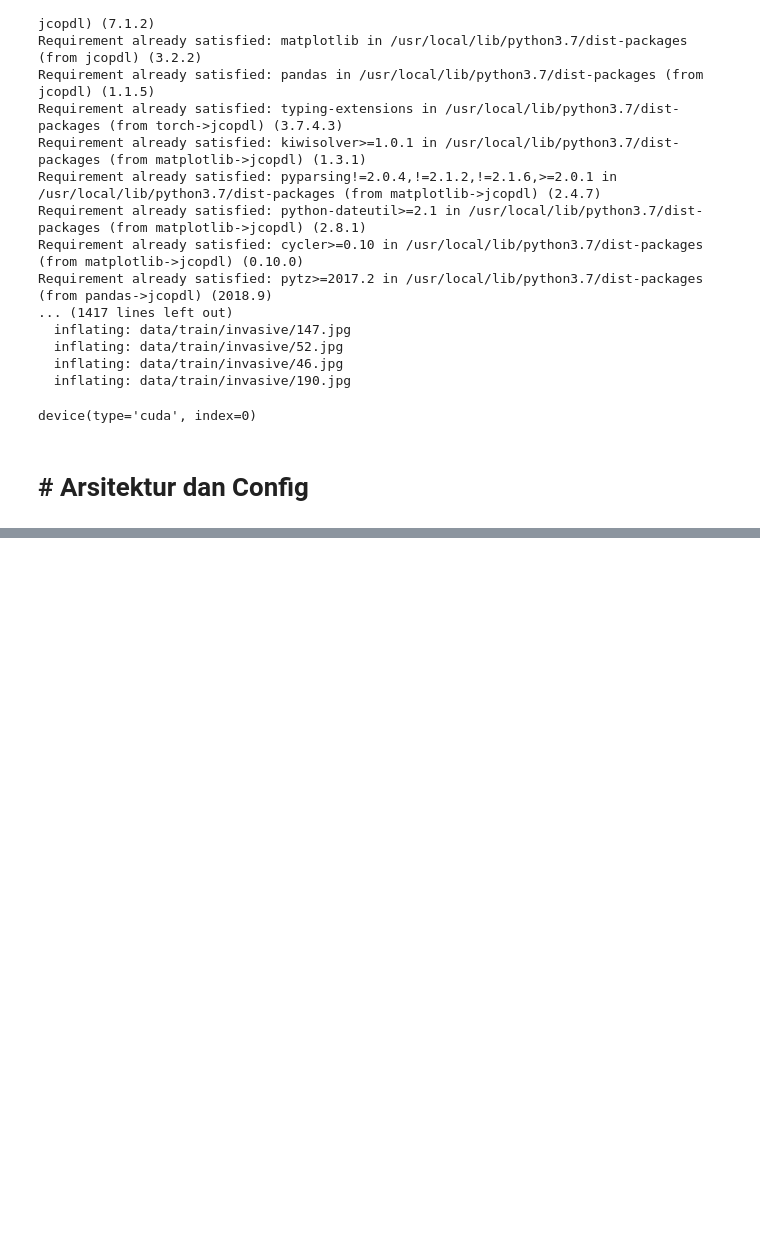
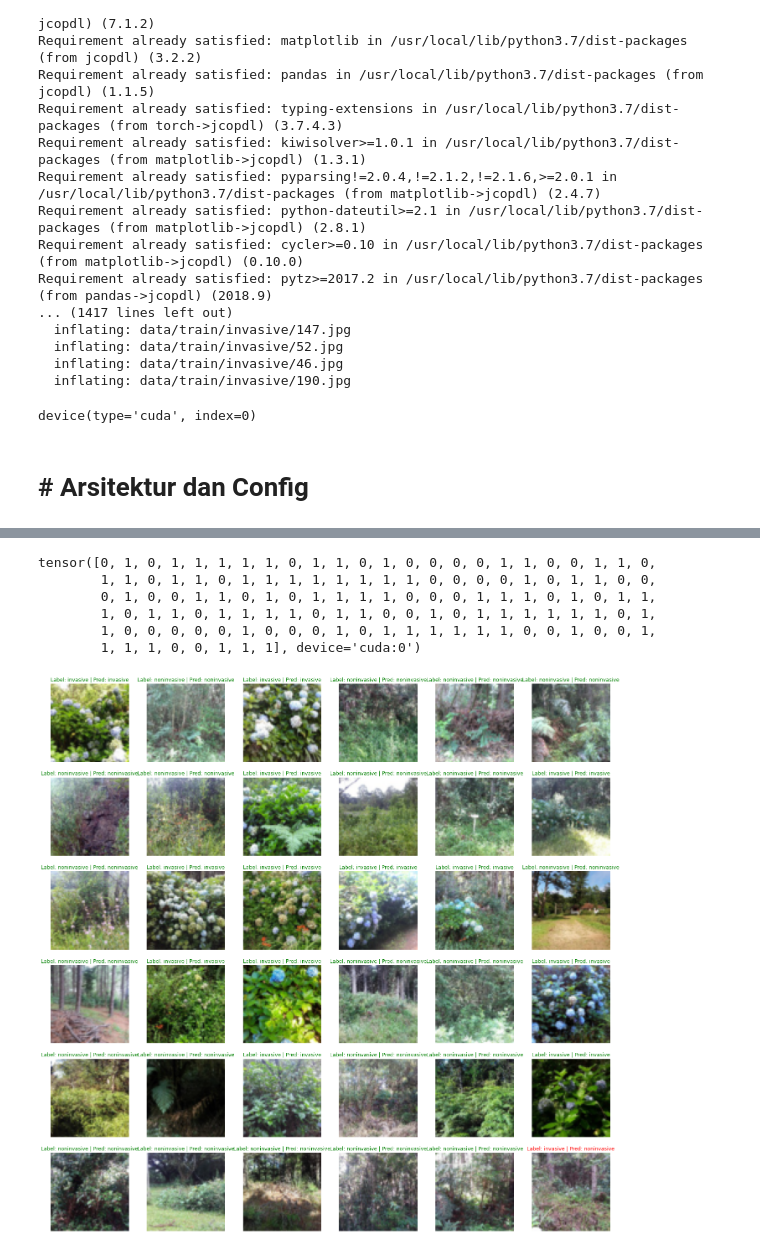
Before and after one commit to ilham-mukti/Mencoba-Neural-Network, a Jupyter notebook: Template_CNN.ipynb, the cells around one changed output, grey strips where cells are left out. Cells and saved outputs as stored; diff of their text form; code cells hidden in the pictures; blank space fills up the shorter version.

```diff
--- a/Template_CNN.ipynb
+++ b/Template_CNN.ipynb
@@ -71,15 +71,18 @@ testloader = DataLoader(test_set, batch_size=bs, shuffle=True)
 class CNN(nn.Module):
   def __init__(self):
     super().__init__()
-      self.conv = nn.Sequential(
+    self.conv = nn.Sequential(
           conv_block(3, 8),
           conv_block(8, 16),
           conv_block(16, 32),
           conv_block(32, 64),
+          nn.Flatten()
       )
-      self.fc = nn.Sequential(
-          linear_block(1024, 256, dropout=0.2),
+    self.fc = nn.Sequential(
+          linear_block(1024, 256, dropout=0.2), #1024 dapet dari 64x4x4
           linear_block(256, 2, activation='lsoftmax')
       )
   def forward(self, x):
-    return fc(x)
+    x = self.conv(x)
+    x = self.fc(x)
+    return x
@@ -85,0 +184,35 @@ class CNN(nn.Module):
+# %%
+weights = torch.load('/content/model/weights_best.pth', map_location="cpu")
+config = torch.load('/content/model/configs.pth', map_location='cpu')
+
+model = CNN()
+model.load_state_dict(weights)
+model = model.to(device)
+# %%
+feature, target = next(iter(testloader))
+feature, target = feature.to(device), target.to(device)
+label2cat = train_set.classes
+# %%
+with torch.no_grad():
+  model.eval()
+  output = model(feature)
+  preds = output.argmax(1)
+preds
+#[label2cat[pred] for pred in preds]
+# %% [output]
+tensor([0, 1, 0, 1, 1, 1, 1, 1, 0, 1, 1, 0, 1, 0, 0, 0, 0, 1, 1, 0, 0, 1, 1, 0,
+        1, 1, 0, 1, 1, 0, 1, 1, 1, 1, 1, 1, 1, 1, 0, 0, 0, 0, 1, 0, 1, 1, 0, 0,
+        0, 1, 0, 0, 1, 1, 0, 1, 0, 1, 1, 1, 1, 0, 0, 0, 1, 1, 1, 0, 1, 0, 1, 1,
+        1, 0, 1, 1, 0, 1, 1, 1, 1, 0, 1, 1, 0, 0, 1, 0, 1, 1, 1, 1, 1, 1, 0, 1,
+        1, 0, 0, 0, 0, 0, 1, 0, 0, 0, 1, 0, 1, 1, 1, 1, 1, 1, 0, 0, 1, 0, 0, 1,
+        1, 1, 1, 0, 0, 1, 1, 1], device='cuda:0')
+# %%
+fig, axes = plt.subplots(6, 6, figsize=(24, 24))
+for img, label, pred, ax in zip(feature, target, preds, axes.flatten()):
+  ax.imshow(img.permute(1,2,0).cpu())
+  font = {"color":'r'} if label != pred else {"color": 'g'}
+  label, pred = label2cat[label.item()], label2cat[pred.item()]
+  ax.set_title(f"Label: {label} | Pred: {pred}", fontdict=font);
+  ax.axis("off");
+# %% [output]
+[figure, added]
```
Also changed, not shown: parts of 6 cells of this notebook.
